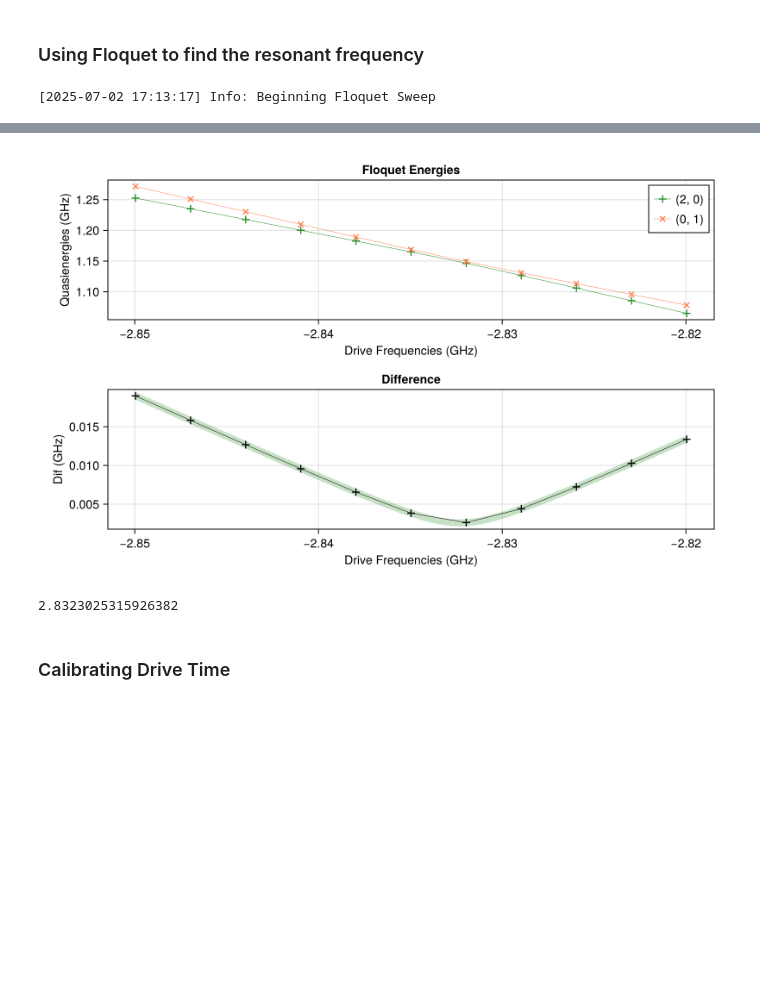
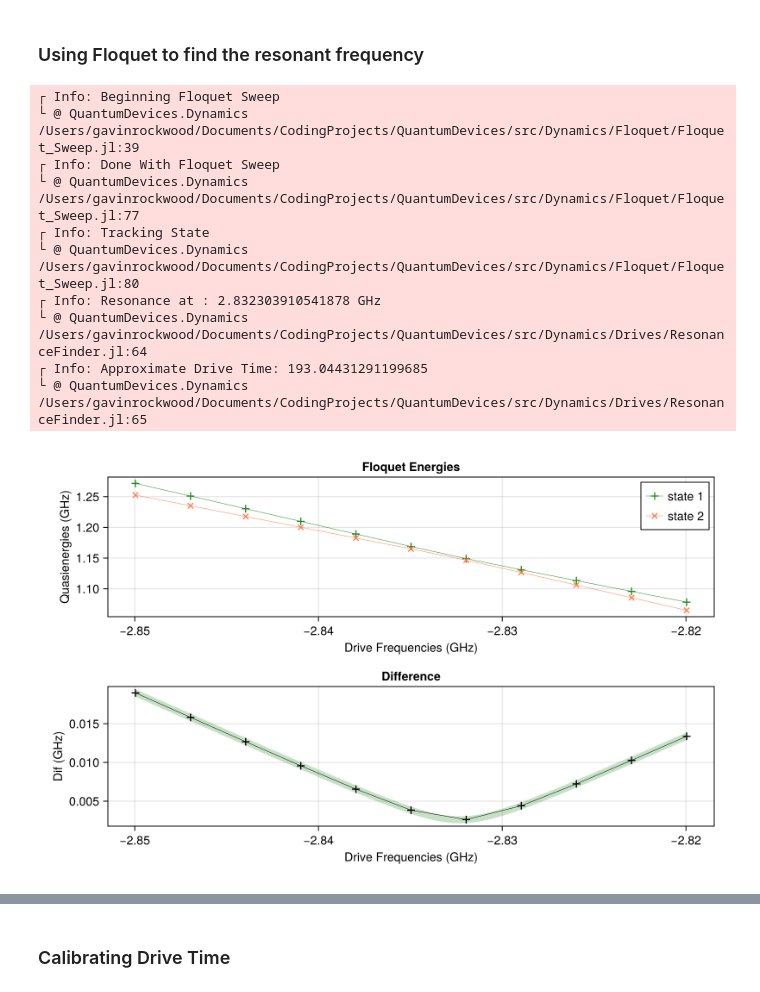
Before and after one commit to Gavin-Rockwood/QuantumDevices.jl, a Jupyter notebook: demo/TransmonCavitySideband.ipynb, the cells around one changed output, grey strips where cells are left out. Drawn from its saved outputs; the diff is of its cells as text; code cells hidden in the pictures; blank space fills up the shorter version.

```diff
--- a/demo/TransmonCavitySideband.ipynb
+++ b/demo/TransmonCavitySideband.ipynb
@@ -63,10 +75,20 @@ Dict{Symbol, Int64} with 2 entries:
 # %% [markdown]
 ### Using Floquet to find the resonant frequency
 # %%
-reference_states = Dict{Any, Any}((0,1) => circuit.dressed_states[(0,1)], (2,0) => circuit.dressed_states[(2,0)])
+reference_states = [circuit.dressed_states[(0,1)], circuit.dressed_states[(2,0)]]
 stark_shifts = LinRange(0.02, 0.05, 11)
-res_res = find_resonance(circuit.H_op, circuit.ops["nt"], base_freq.+stark_shifts, amplitude, reference_states; show_plot = true)
+res_res = find_resonance(circuit.H_op, circuit.ops["nt"], amplitude, base_freq.+stark_shifts, reference_states; show_plot = true)
 
 drive_freq = abs(res_res[1])
 # %% [output]
-[2025-07-02 17:13:17] Info: Beginning Floquet Sweep
+┌ Info: Beginning Floquet Sweep
+└ @ QuantumDevices.Dynamics /Users/gavinrockwood/Documents/CodingProjects/QuantumDevices/src/Dynamics/Floquet/Floquet_Sweep.jl:39
+┌ Info: Done With Floquet Sweep
+└ @ QuantumDevices.Dynamics /Users/gavinrockwood/Documents/CodingProjects/QuantumDevices/src/Dynamics/Floquet/Floquet_Sweep.jl:77
+┌ Info: Tracking State
+└ @ QuantumDevices.Dynamics /Users/gavinrockwood/Documents/CodingProjects/QuantumDevices/src/Dynamics/Floquet/Floquet_Sweep.jl:80
+┌ Info: Resonance at : 2.832303910541878 GHz
+└ @ QuantumDevices.Dynamics /Users/gavinrockwood/Documents/CodingProjects/QuantumDevices/src/Dynamics/Drives/ResonanceFinder.jl:64
+┌ Info: Approximate Drive Time: 193.04431291199685
+└ @ QuantumDevices.Dynamics /Users/gavinrockwood/Documents/CodingProjects/QuantumDevices/src/Dynamics/Drives/ResonanceFinder.jl:65
+[figure, new version]
@@ -77,5 +96,3 @@ drive_freq = abs(res_res[1])
-[figure, old version]
-2.8323025315926382
 # %% [markdown]
 ### Calibrating Drive Time
 # %% [markdown]
```
Also changed, not shown: parts of 11 cells of this notebook.
